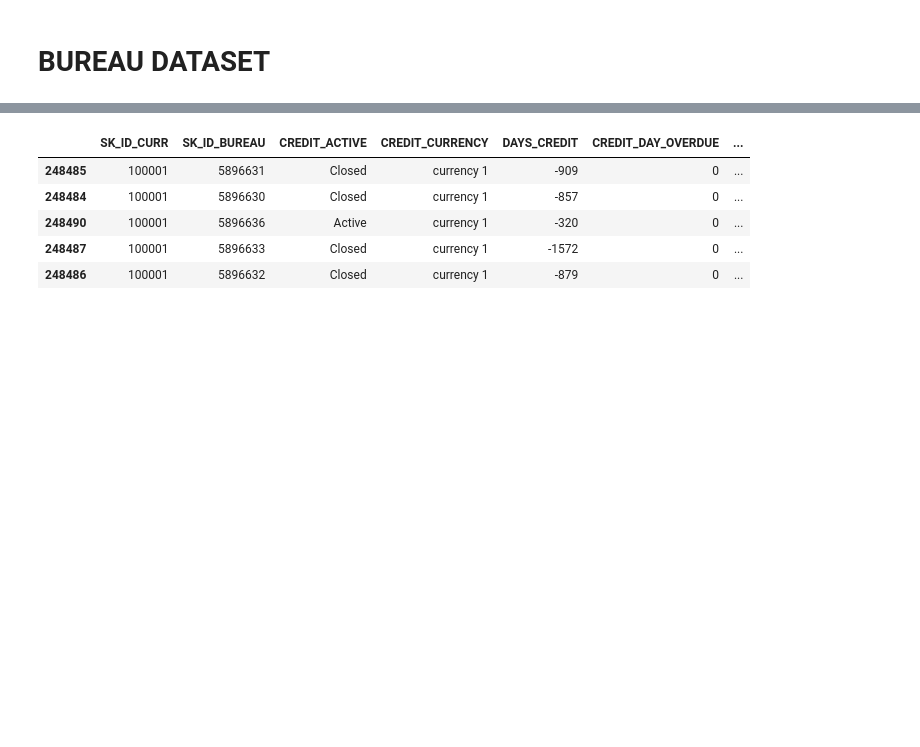
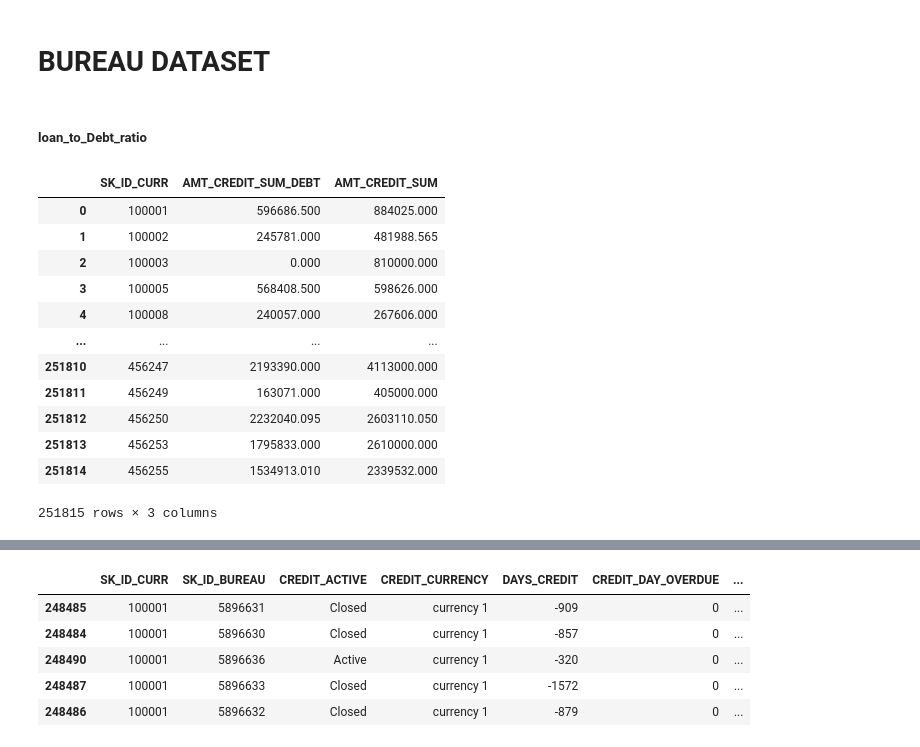
Before and after one commit to rajgurubhosale/Credit-Risk-mlops, a Jupyter notebook: notebooks/01_data_transforamtion.ipynb, the cells around one changed output, grey strips where cells are left out. Saved outputs shown, nothing was run; the diff lists cells and outputs as text; code cells hidden in the pictures; blank space fills up the shorter version.

```diff
--- a/notebooks/01_data_transforamtion.ipynb
+++ b/notebooks/01_data_transforamtion.ipynb
@@ -158,3 +406,27 @@ bureau_dtypes ={
 }
 # %%
 bureau = pd.read_csv(r'D:\home loan credit risk\artifact\raw\bureau.csv',dtype=bureau_dtypes)
+# %% [markdown]
+##### loan_to_Debt_ratio
+# %%
+#bureau['AMT_CREDIT_SUM_DEBT'] / ['AMT_CREDIT_SUM']
+active_df = bureau[bureau['CREDIT_ACTIVE']=='Active']
+
+new_1 = active_df.groupby(by='SK_ID_CURR')['AMT_CREDIT_SUM_DEBT'].sum(min_count=1).to_frame()
+new_2=  active_df.groupby(by='SK_ID_CURR')['AMT_CREDIT_SUM'].sum(min_count=1).to_frame()
+feature_df = new_1.merge(new_2,on='SK_ID_CURR',how='left')
+feature_df.reset_index()
+# %% [output]
+|  | SK_ID_CURR | AMT_CREDIT_SUM_DEBT | AMT_CREDIT_SUM |
+| 0 | 100001 | 596686.500 | 884025.000 |
+| 1 | 100002 | 245781.000 | 481988.565 |
+| 2 | 100003 | 0.000 | 810000.000 |
+| 3 | 100005 | 568408.500 | 598626.000 |
+| 4 | 100008 | 240057.000 | 267606.000 |
+| ... | ... | ... | ... |
+| 251810 | 456247 | 2193390.000 | 4113000.000 |
+| 251811 | 456249 | 163071.000 | 405000.000 |
+| 251812 | 456250 | 2232040.095 | 2603110.050 |
+| 251813 | 456253 | 1795833.000 | 2610000.000 |
+| 251814 | 456255 | 1534913.010 | 2339532.000 |
+251815 rows × 3 columns
```
Also changed, not shown: parts of 27 cells of this notebook, 13 other files.
